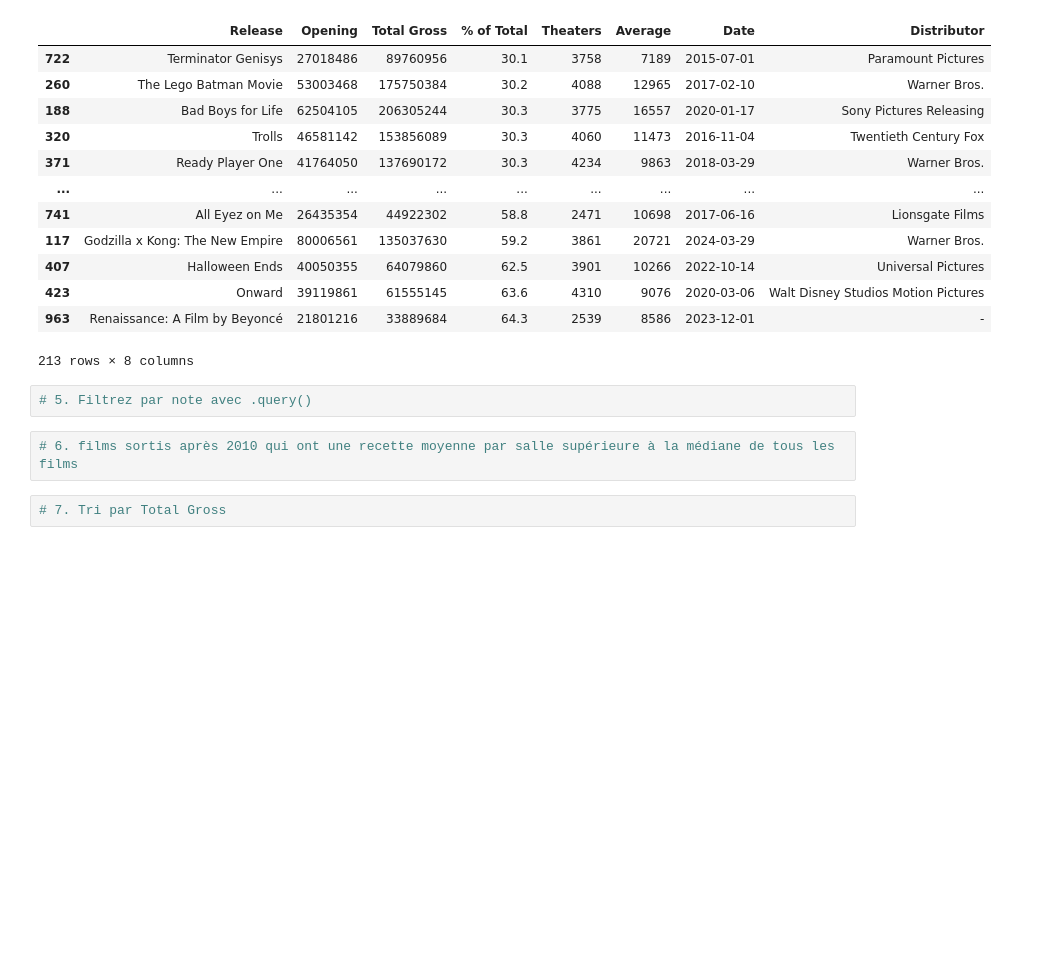
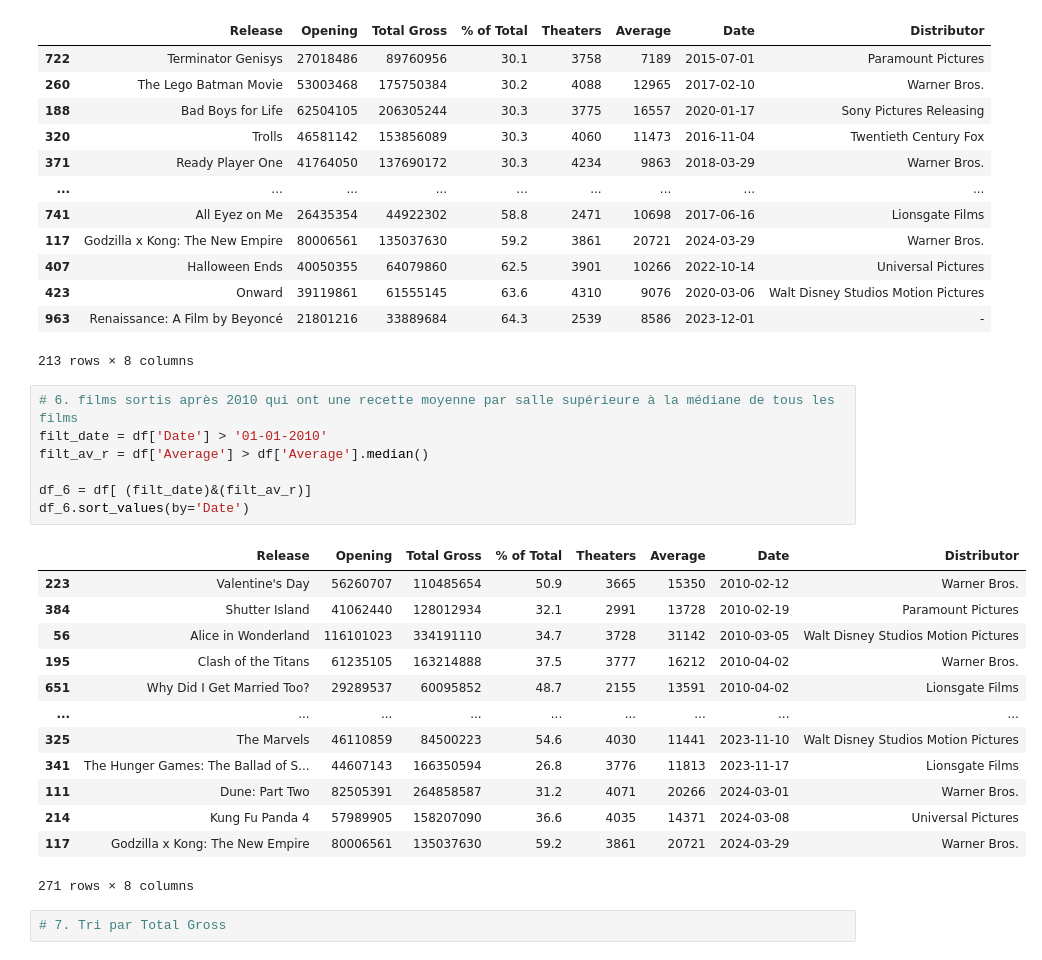
Before and after one commit to nevillemakoyi/Pandas_basic, a Jupyter notebook: notebooks/4 - data modeling avec Pandas - Exercice - élève.ipynb, the cells around one changed output. Cells and saved outputs as stored; diff of their text form; blank space fills up the shorter version.

```diff
--- a/notebooks/4 - data modeling avec Pandas - Exercice - élève.ipynb
+++ b/notebooks/4 - data modeling avec Pandas - Exercice - élève.ipynb
@@ -117,10 +117,27 @@ df_4.sort_values(by='% of Total', ascending=True)
 | 423 | Onward | 39119861 | 61555145 | 63.6 | 4310 | 9076 | 2020-03-06 | Walt Disney Studios Motion Pictures |
 | 963 | Renaissance: A Film by Beyoncé | 21801216 | 33889684 | 64.3 | 2539 | 8586 | 2023-12-01 | - |
 213 rows × 8 columns
-# %%
-# 5. Filtrez par note avec .query()
 # %%
 # 6. films sortis après 2010 qui ont une recette moyenne par salle supérieure à la médiane de tous les films
+filt_date = df['Date'] > '01-01-2010'
+filt_av_r = df['Average'] > df['Average'].median()
+
+df_6 = df[ (filt_date)&(filt_av_r)]
+df_6.sort_values(by='Date')
+# %% [output]
+|  | Release | Opening | Total Gross | % of Total | Theaters | Average | Date | Distributor |
+| 223 | Valentine's Day | 56260707 | 110485654 | 50.9 | 3665 | 15350 | 2010-02-12 | Warner Bros. |
+| 384 | Shutter Island | 41062440 | 128012934 | 32.1 | 2991 | 13728 | 2010-02-19 | Paramount Pictures |
+| 56 | Alice in Wonderland | 116101023 | 334191110 | 34.7 | 3728 | 31142 | 2010-03-05 | Walt Disney Studios Motion Pictures |
+| 195 | Clash of the Titans | 61235105 | 163214888 | 37.5 | 3777 | 16212 | 2010-04-02 | Warner Bros. |
+| 651 | Why Did I Get Married Too? | 29289537 | 60095852 | 48.7 | 2155 | 13591 | 2010-04-02 | Lionsgate Films |
+| ... | ... | ... | ... | ... | ... | ... | ... | ... |
+| 325 | The Marvels | 46110859 | 84500223 | 54.6 | 4030 | 11441 | 2023-11-10 | Walt Disney Studios Motion Pictures |
+| 341 | The Hunger Games: The Ballad of S... | 44607143 | 166350594 | 26.8 | 3776 | 11813 | 2023-11-17 | Lionsgate Films |
+| 111 | Dune: Part Two | 82505391 | 264858587 | 31.2 | 4071 | 20266 | 2024-03-01 | Warner Bros. |
+| 214 | Kung Fu Panda 4 | 57989905 | 158207090 | 36.6 | 4035 | 14371 | 2024-03-08 | Universal Pictures |
+| 117 | Godzilla x Kong: The New Empire | 80006561 | 135037630 | 59.2 | 3861 | 20721 | 2024-03-29 | Warner Bros. |
+271 rows × 8 columns
 # %%
 # 7. Tri par Total Gross
 # %%
```
